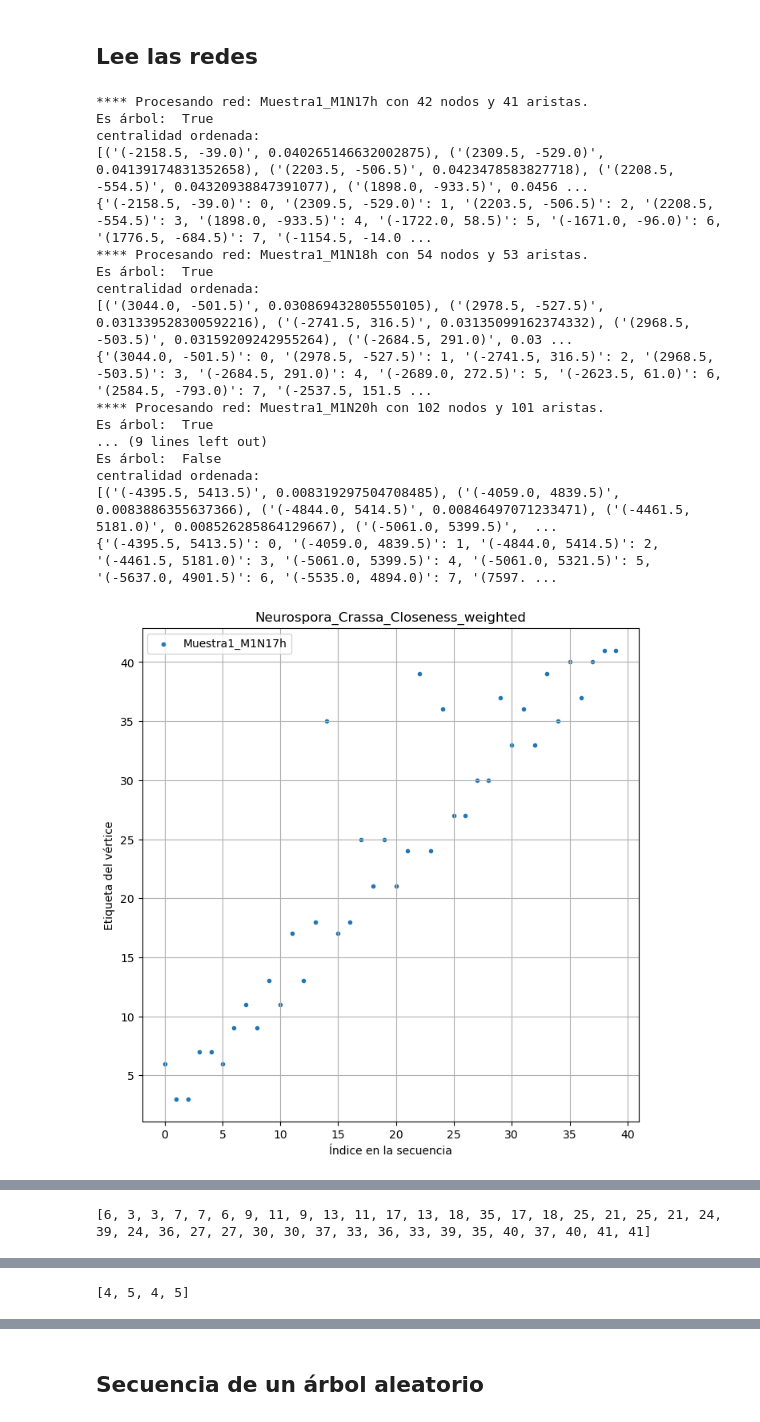
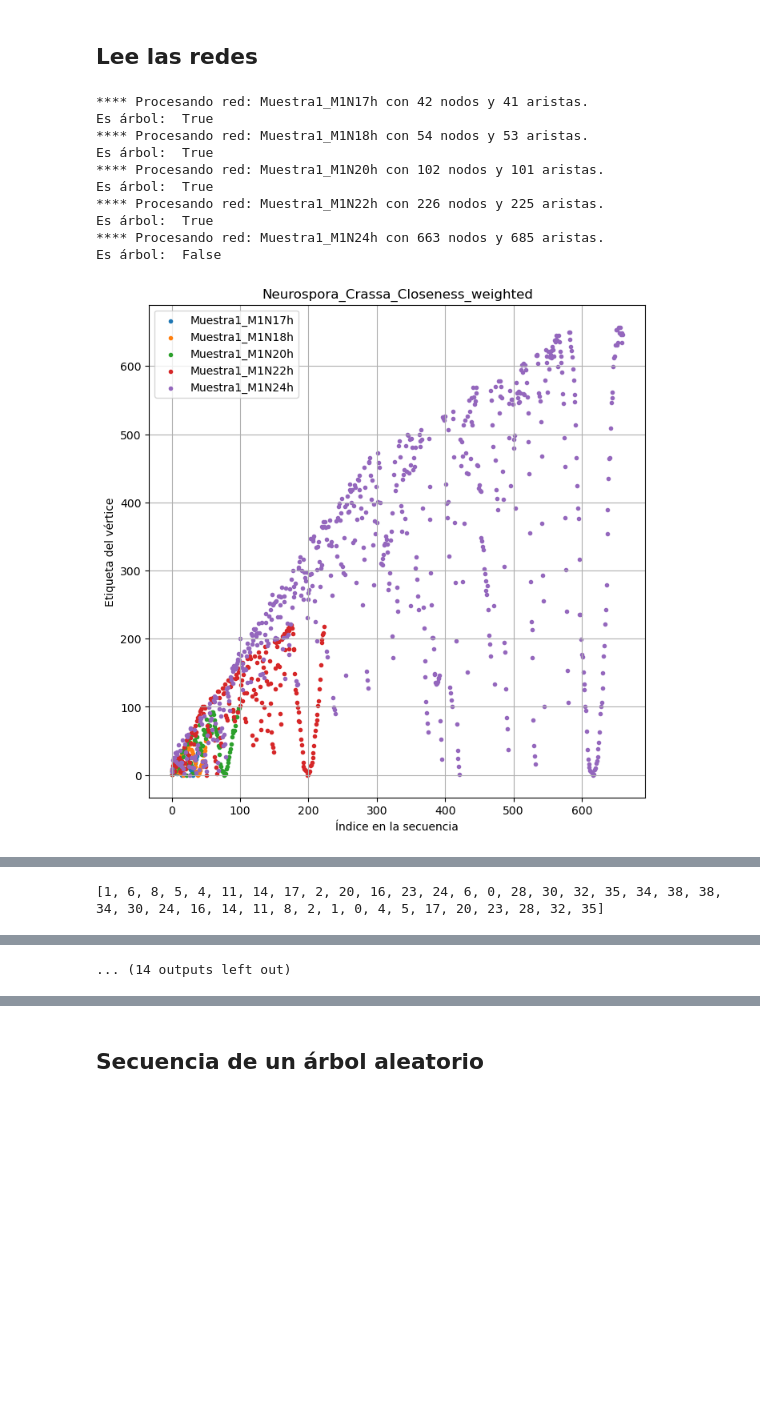
Before and after one commit to apps-complex-nets/micelios_nets, a Jupyter notebook: etiqueta_centralidad.ipynb, the cells around one changed output, grey strips where cells are left out. Cells and saved outputs as stored; diff of their text form; code cells hidden in the pictures; blank space fills up the shorter version.

```diff
--- a/etiqueta_centralidad.ipynb
+++ b/etiqueta_centralidad.ipynb
@@ -111,7 +111,7 @@ def etiquetado_por_centralidad(G, centralidad, weighted):
             centralidad = nx.harmonic_centrality(G)
     else:
         return None
-    centralidad_ordenada = sorted(centralidad.items(), key=lambda item: item[1])
+    centralidad_ordenada = sorted(centralidad.items(), key=lambda item: item[1], reverse=True)
     #print("centralidad ordenada:")
     #print(centralidad_ordenada)
     node_labels = {centralidad_ordenada[i][0]:i for i in range(len(centralidad_ordenada))}
@@ -229,41 +229,35 @@ for muestra in range(1,6):
         if not nx.is_tree(G):
             T = nx.minimum_spanning_tree(G)
             node_labels = etiquetado_por_centralidad(G, CENTRALIDAD,weighted)
             H=T.copy()
         else:
             node_labels = etiquetado_por_centralidad(G, CENTRALIDAD,weighted)
             H=G.copy()
         if node_labels != None:
             G_relabelled = nx.relabel_nodes(H, node_labels, copy=True)
         else:
             print("No genero etiquetas")
         ps = prufer_sequence_from_tree(G_relabelled.edges())
         pos = {n:(G.nodes[n]['x'],G.nodes[n]['y']) for n in G.nodes()}
         #dibujar_arbol(G, red,pos, node_labels)
         #print("Secuencia de Prüfer:", ps)
         prufer_seq.append(ps)
     #muestra la secuencia de la primera red (0)
+    muestra_secuencias(prufer_seq, redes[muestra], titulo)
     muestra_secuencias([prufer_seq[0]], redes[muestra], titulo)
     print(prufer_seq[0])
     #muestra las secuencias de la segunda y tercer red (1 y 2)
     muestra_secuencias(prufer_seq[1:2], redes[muestra], titulo)
     print(prufer_seq[1:2])
 # %% [output]
 **** Procesando red: Muestra1_M1N17h con 42 nodos y 41 aristas.
 Es árbol:  True
-centralidad ordenada:
-[('(-2158.5, -39.0)', 0.040265146632002875), ('(2309.5, -529.0)', 0.04139174831352658), ('(2203.5, -506.5)', 0.0423478583827718), ('(2208.5, -554.5)', 0.04320938847391077), ('(1898.0, -933.5)', 0.0456 ...
-{'(-2158.5, -39.0)': 0, '(2309.5, -529.0)': 1, '(2203.5, -506.5)': 2, '(2208.5, -554.5)': 3, '(1898.0, -933.5)': 4, '(-1722.0, 58.5)': 5, '(-1671.0, -96.0)': 6, '(1776.5, -684.5)': 7, '(-1154.5, -14.0 ...
 **** Procesando red: Muestra1_M1N18h con 54 nodos y 53 aristas.
 Es árbol:  True
-centralidad ordenada:
-[('(3044.0, -501.5)', 0.030869432805550105), ('(2978.5, -527.5)', 0.031339528300592216), ('(-2741.5, 316.5)', 0.03135099162374332), ('(2968.5, -503.5)', 0.03159209242955264), ('(-2684.5, 291.0)', 0.03 ...
-{'(3044.0, -501.5)': 0, '(2978.5, -527.5)': 1, '(-2741.5, 316.5)': 2, '(2968.5, -503.5)': 3, '(-2684.5, 291.0)': 4, '(-2689.0, 272.5)': 5, '(-2623.5, 61.0)': 6, '(2584.5, -793.0)': 7, '(-2537.5, 151.5 ...
 **** Procesando red: Muestra1_M1N20h con 102 nodos y 101 aristas.
 Es árbol:  True
-... (9 lines left out)
+**** Procesando red: Muestra1_M1N22h con 226 nodos y 225 aristas.
+Es árbol:  True
+**** Procesando red: Muestra1_M1N24h con 663 nodos y 685 aristas.
 Es árbol:  False
-centralidad ordenada:
-[('(-4395.5, 5413.5)', 0.008319297504708485), ('(-4059.0, 4839.5)', 0.0083886355637366), ('(-4844.0, 5414.5)', 0.00846497071233471), ('(-4461.5, 5181.0)', 0.008526285864129667), ('(-5061.0, 5399.5)',  ...
-{'(-4395.5, 5413.5)': 0, '(-4059.0, 4839.5)': 1, '(-4844.0, 5414.5)': 2, '(-4461.5, 5181.0)': 3, '(-5061.0, 5399.5)': 4, '(-5061.0, 5321.5)': 5, '(-5637.0, 4901.5)': 6, '(-5535.0, 4894.0)': 7, '(7597. ...
-[figure, old version]
+[figure, new version]
@@ -270 +265 @@ centralidad ordenada:
-[6, 3, 3, 7, 7, 6, 9, 11, 9, 13, 11, 17, 13, 18, 35, 17, 18, 25, 21, 25, 21, 24, 39, 24, 36, 27, 27, 30, 30, 37, 33, 36, 33, 39, 35, 40, 37, 40, 41, 41]
+[1, 6, 8, 5, 4, 11, 14, 17, 2, 20, 16, 23, 24, 6, 0, 28, 30, 32, 35, 34, 38, 38, 34, 30, 24, 16, 14, 11, 8, 2, 1, 0, 4, 5, 17, 20, 23, 28, 32, 35]
@@ -310 +292 @@ centralidad ordenada:
-[4, 5, 4, 5]
+... (14 outputs left out)
```
Also changed, not shown: parts of 1 cell of this notebook.
